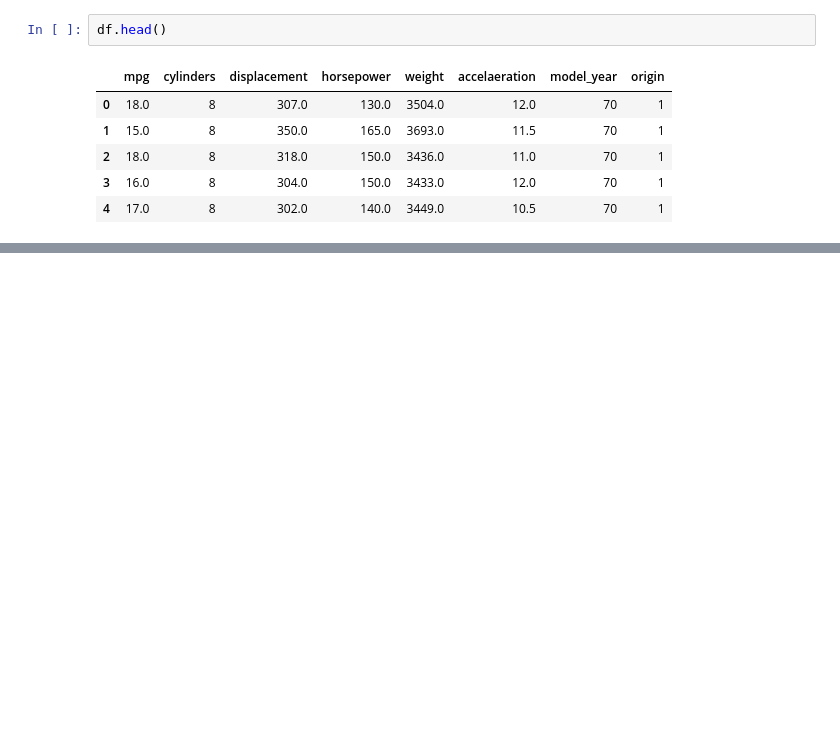
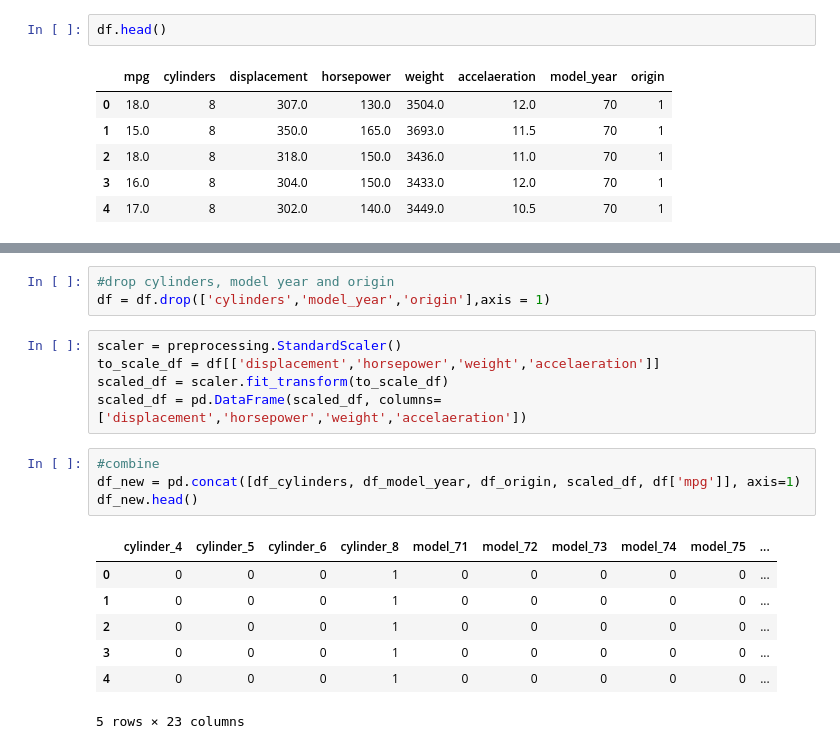
Before and after one commit to edimaudo/Python-projects, a Jupyter notebook: portfolio/auto/auto.ipynb, the cells around one changed output, grey strips where cells are left out. Cells and saved outputs as stored; diff of their text form; blank space fills up the shorter version.

```diff
--- a/portfolio/auto/auto.ipynb
+++ b/portfolio/auto/auto.ipynb
@@ -88,0 +80,20 @@ NameError: name 'df' is not defined
+# %%
+#drop cylinders, model year and origin
+df = df.drop(['cylinders','model_year','origin'],axis = 1)
+# %%
+scaler = preprocessing.StandardScaler()
+to_scale_df = df[['displacement','horsepower','weight','accelaeration']]
+scaled_df = scaler.fit_transform(to_scale_df)
+scaled_df = pd.DataFrame(scaled_df, columns=['displacement','horsepower','weight','accelaeration'])
+# %%
+#combine
+df_new = pd.concat([df_cylinders, df_model_year, df_origin, scaled_df, df['mpg']], axis=1)
+df_new.head()
+# %% [output]
+|  | cylinder_4 | cylinder_5 | cylinder_6 | cylinder_8 | model_71 | model_72 | model_73 | model_74 | model_75 | ... |
+| 0 | 0 | 0 | 0 | 1 | 0 | 0 | 0 | 0 | 0 | ... |
+| 1 | 0 | 0 | 0 | 1 | 0 | 0 | 0 | 0 | 0 | ... |
+| 2 | 0 | 0 | 0 | 1 | 0 | 0 | 0 | 0 | 0 | ... |
+| 3 | 0 | 0 | 0 | 1 | 0 | 0 | 0 | 0 | 0 | ... |
+| 4 | 0 | 0 | 0 | 1 | 0 | 0 | 0 | 0 | 0 | ... |
+5 rows × 23 columns
```
Also changed, not shown: parts of 14 cells of this notebook.
